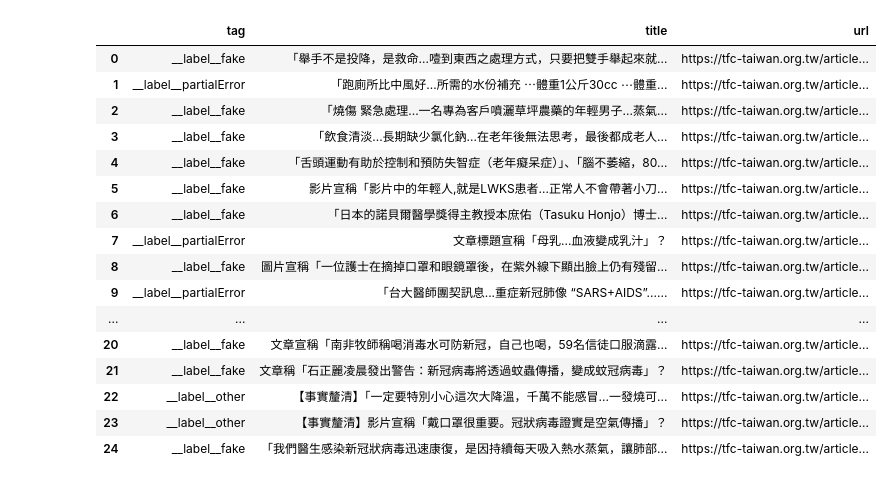
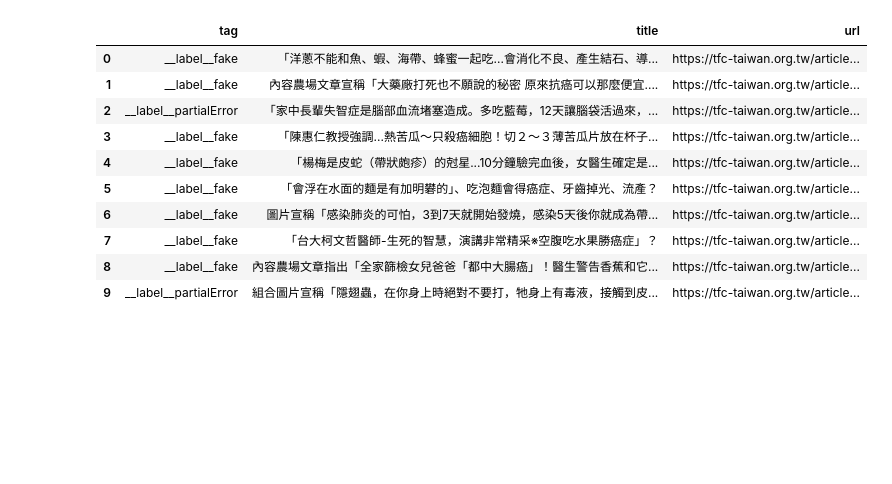
Before and after one commit to zexon7/NewsCrawler, a Jupyter notebook: outputcsv/outputcsv2.ipynb, the cells around one changed output. Drawn from its saved outputs; the diff is of its cells as text; code cells hidden in the pictures; blank space fills up the shorter version.

Commit message:
update outputcsv

```diff
--- a/outputcsv/outputcsv2.ipynb
+++ b/outputcsv/outputcsv2.ipynb
@@ -1,5 +1,5 @@
 # %%
-#output csv
+#output csv with content
 from urllib import request
 from bs4 import BeautifulSoup
 import pandas as pd
@@ -40,52 +40,46 @@ def outputCsv():
     newsURL = "https://tfc-taiwan.org.tw/taxonomy/term/475"
     global c
     c = 0
-    for i in range(3):
+    for i in range(1):
         req = request.Request(newsURL)
         req.add_header("User-Agent", "Mozilla/5.0 (Windows NT 10.0; Win64; x64) AppleWebKit/537.36 (KHTML, like Gecko) Chrome/81.0.4044.122 Safari/537.36")
         response = request.urlopen(req)
         data = response.read().decode("utf-8")
 
         #read data in html format
         html = BeautifulSoup(data,"html.parser")
 
         #set find area
         t = html.find_all("h3", class_= "article-title")
         u = html.select("h3.article-title a")
 
         #create dataframe
         createDataFrame(t,u)
 
         next_link = html.select("div.item-list a")
         next_url = "https://tfc-taiwan.org.tw/taxonomy/term/475" + next_link[3]["href"]
         newsURL = next_url
 
         c+=1
         time.sleep(3)
 
     df['title'] = df['title'].str.replace('【錯誤】','').str.replace('【部分錯誤】','').str.replace('網傳','')
     pd.set_option('max_colwidth',100)
     display(df)
 
 outputCsv()
 # %% [output]
 |  | tag | title | url |
-| 0 | __label__fake | 「舉手不是投降，是救命...噎到東西之處理方式，只要把雙手舉起來就... | https://tfc-taiwan.org.tw/article... |
-| 1 | __label__partialError | 「跑廁所比中風好...所需的水份補充 ⋯體重1公斤30cc ⋯體重... | https://tfc-taiwan.org.tw/article... |
-| 2 | __label__fake | 「燒傷 緊急處理...一名專為客戶噴灑草坪農藥的年輕男子...蒸氣... | https://tfc-taiwan.org.tw/article... |
-| 3 | __label__fake | 「飲食清淡...長期缺少氯化鈉...在老年後無法思考，最後都成老人... | https://tfc-taiwan.org.tw/article... |
-| 4 | __label__fake | 「舌頭運動有助於控制和預防失智症（老年癡呆症）」、「腦不萎縮，80... | https://tfc-taiwan.org.tw/article... |
-| 5 | __label__fake | 影片宣稱「影片中的年輕人,就是LWKS患者...正常人不會帶著小刀... | https://tfc-taiwan.org.tw/article... |
-| 6 | __label__fake | 「日本的諾貝爾醫學獎得主教授本庶佑（Tasuku Honjo）博士... | https://tfc-taiwan.org.tw/article... |
-| 7 | __label__partialError | 文章標題宣稱「母乳...血液變成乳汁」？ | https://tfc-taiwan.org.tw/article... |
-| 8 | __label__fake | 圖片宣稱「一位護士在摘掉口罩和眼鏡罩後，在紫外線下顯出臉上仍有殘留... | https://tfc-taiwan.org.tw/article... |
-| 9 | __label__partialError | 「台大醫師團契訊息...重症新冠肺像 “SARS+AIDS”...... | https://tfc-taiwan.org.tw/article... |
-| ... | ... | ... | ... |
-| 20 | __label__fake | 文章宣稱「南非牧師稱喝消毒水可防新冠，自己也喝，59名信徒口服滴露... | https://tfc-taiwan.org.tw/article... |
-| 21 | __label__fake | 文章稱「石正麗凌晨發出警告：新冠病毒將透過蚊蟲傳播，變成蚊冠病毒」？ | https://tfc-taiwan.org.tw/article... |
-| 22 | __label__other | 【事實釐清】「一定要特別小心這次大降溫，千萬不能感冒...一發燒可... | https://tfc-taiwan.org.tw/article... |
-| 23 | __label__other | 【事實釐清】影片宣稱「戴口罩很重要。冠狀病毒證實是空氣傳播」？ | https://tfc-taiwan.org.tw/article... |
-| 24 | __label__fake | 「我們醫生感染新冠狀病毒迅速康復，是因持續每天吸入熱水蒸氣，讓肺部... | https://tfc-taiwan.org.tw/article... |
+| 0 | __label__fake | 「洋蔥不能和魚、蝦、海帶、蜂蜜一起吃...會消化不良、產生結石、導... | https://tfc-taiwan.org.tw/article... |
+| 1 | __label__fake | 內容農場文章宣稱「大藥廠打死也不願說的秘密 原來抗癌可以那麼便宜.... | https://tfc-taiwan.org.tw/article... |
+| 2 | __label__partialError | 「家中長輩失智症是腦部血流堵塞造成。多吃藍莓，12天讓腦袋活過來，... | https://tfc-taiwan.org.tw/article... |
+| 3 | __label__fake | 「陳惠仁教授強調...熱苦瓜～只殺癌細胞！切２～３薄苦瓜片放在杯子... | https://tfc-taiwan.org.tw/article... |
+| 4 | __label__fake | 「楊梅是皮蛇（帶狀皰疹）的尅星...10分鐘驗完血後，女醫生確定是... | https://tfc-taiwan.org.tw/article... |
+| 5 | __label__fake | 「會浮在水面的麵是有加明礬的」、吃泡麵會得癌症、牙齒掉光、流產？ | https://tfc-taiwan.org.tw/article... |
+| 6 | __label__fake | 圖片宣稱「感染肺炎的可怕，3到7天就開始發燒，感染5天後你就成為帶... | https://tfc-taiwan.org.tw/article... |
+| 7 | __label__fake | 「台大柯文哲醫師-生死的智慧，演講非常精采※空腹吃水果勝癌症」？ | https://tfc-taiwan.org.tw/article... |
+| 8 | __label__fake | 內容農場文章指出「全家篩檢女兒爸爸「都中大腸癌」！醫生警告香蕉和它... | https://tfc-taiwan.org.tw/article... |
+| 9 | __label__partialError | 組合圖片宣稱「隱翅蟲，在你身上時絕對不要打，牠身上有毒液，接觸到皮... | https://tfc-taiwan.org.tw/article... |
 # %%
 global content_list
 content_list = []
```
Also changed, not shown: parts of 2 cells of this notebook, 5 other files.
